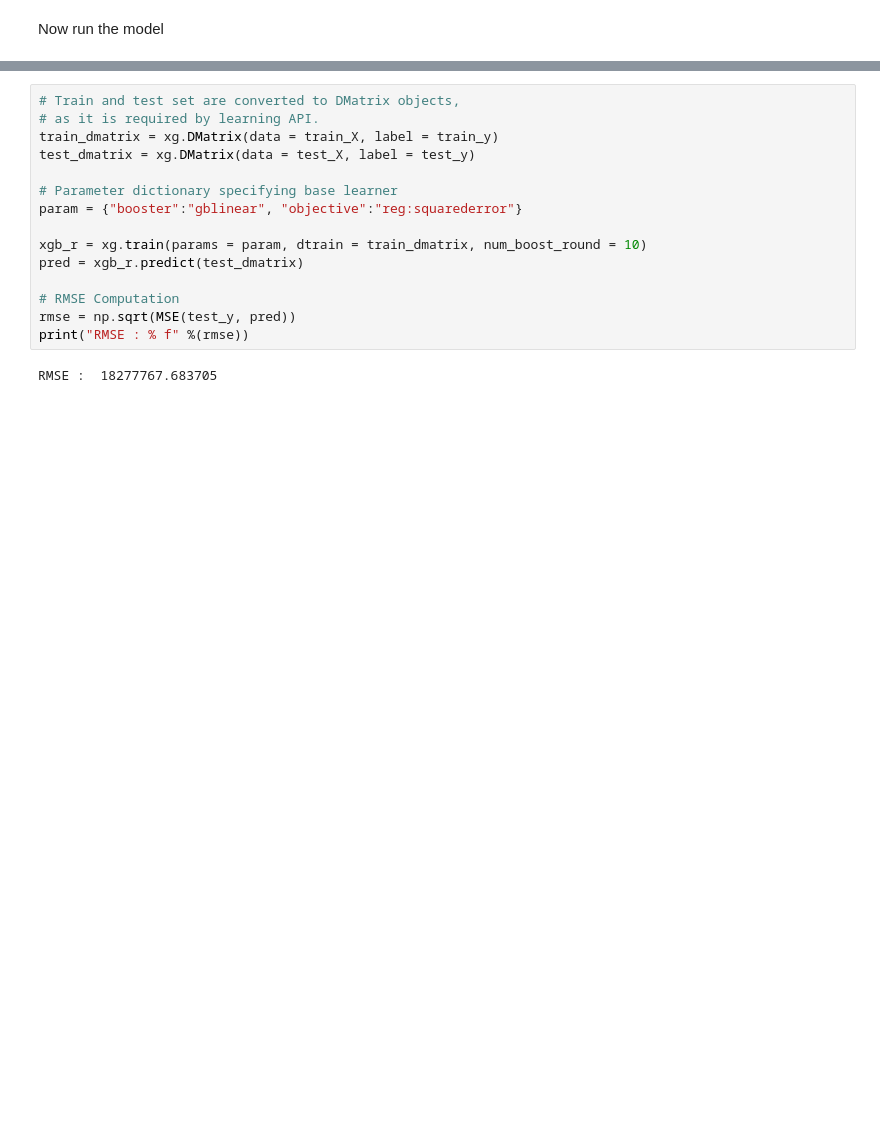
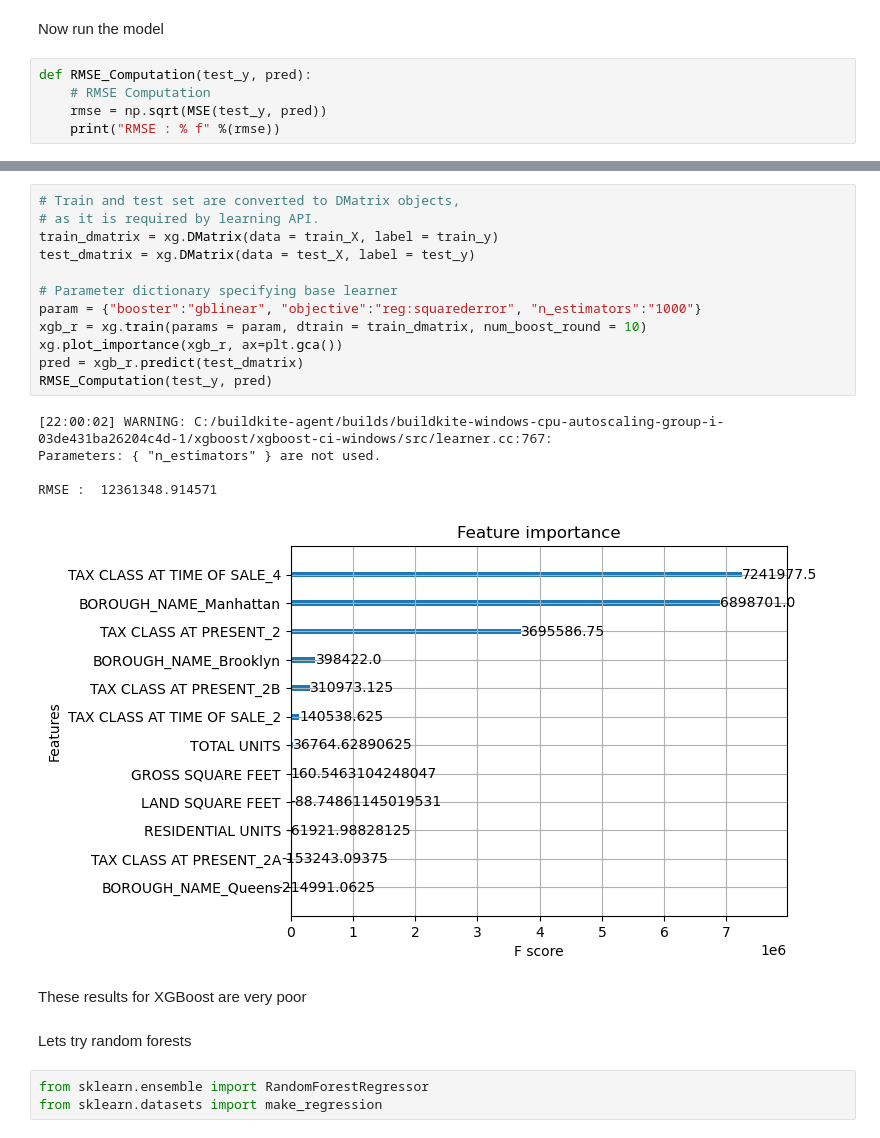
Before and after one commit to arame/MagnimindTask1, a Jupyter notebook: Task1_model.ipynb, the cells around one changed output, grey strips where cells are left out. Drawn from its saved outputs; the diff is of its cells as text; blank space fills up the shorter version.

Commit message:
Have tried out different regression models

```diff
--- a/Task1_model.ipynb
+++ b/Task1_model.ipynb
@@ -47,5 +49,10 @@ X.head()
 # %% [markdown]
 Now run the model
+# %%
+def RMSE_Computation(test_y, pred):
+    # RMSE Computation
+    rmse = np.sqrt(MSE(test_y, pred))
+    print("RMSE : % f" %(rmse))
 # %%
 train_X, test_X, train_y, test_y = train_test_split(X, y, test_size = 0.3, random_state = 42)
 # create an xgboost regression model
@@ -67,17 +71,25 @@ RMSE :  13755976.838698
 # %%
 # Train and test set are converted to DMatrix objects,
 # as it is required by learning API.
 train_dmatrix = xg.DMatrix(data = train_X, label = train_y)
 test_dmatrix = xg.DMatrix(data = test_X, label = test_y)
 
 # Parameter dictionary specifying base learner
-param = {"booster":"gblinear", "objective":"reg:squarederror"}
-
+param = {"booster":"gblinear", "objective":"reg:squarederror", "n_estimators":"1000"}
 xgb_r = xg.train(params = param, dtrain = train_dmatrix, num_boost_round = 10)
+xg.plot_importance(xgb_r, ax=plt.gca())
 pred = xgb_r.predict(test_dmatrix)
-
-# RMSE Computation
-rmse = np.sqrt(MSE(test_y, pred))
-print("RMSE : % f" %(rmse))
+RMSE_Computation(test_y, pred)
 # %% [output]
-RMSE :  18277767.683705
+[22:00:02] WARNING: C:/buildkite-agent/builds/buildkite-windows-cpu-autoscaling-group-i-03de431ba26204c4d-1/xgboost/xgboost-ci-windows/src/learner.cc:767:
+Parameters: { "n_estimators" } are not used.
+
+RMSE :  12361348.914571
+[figure, added]
+# %% [markdown]
+These results for XGBoost are very poor
+# %% [markdown]
+Lets try random forests
+# %%
+from sklearn.ensemble import RandomForestRegressor
+from sklearn.datasets import make_regression
```
Also changed, not shown: parts of 13 cells of this notebook, 1 other file.
